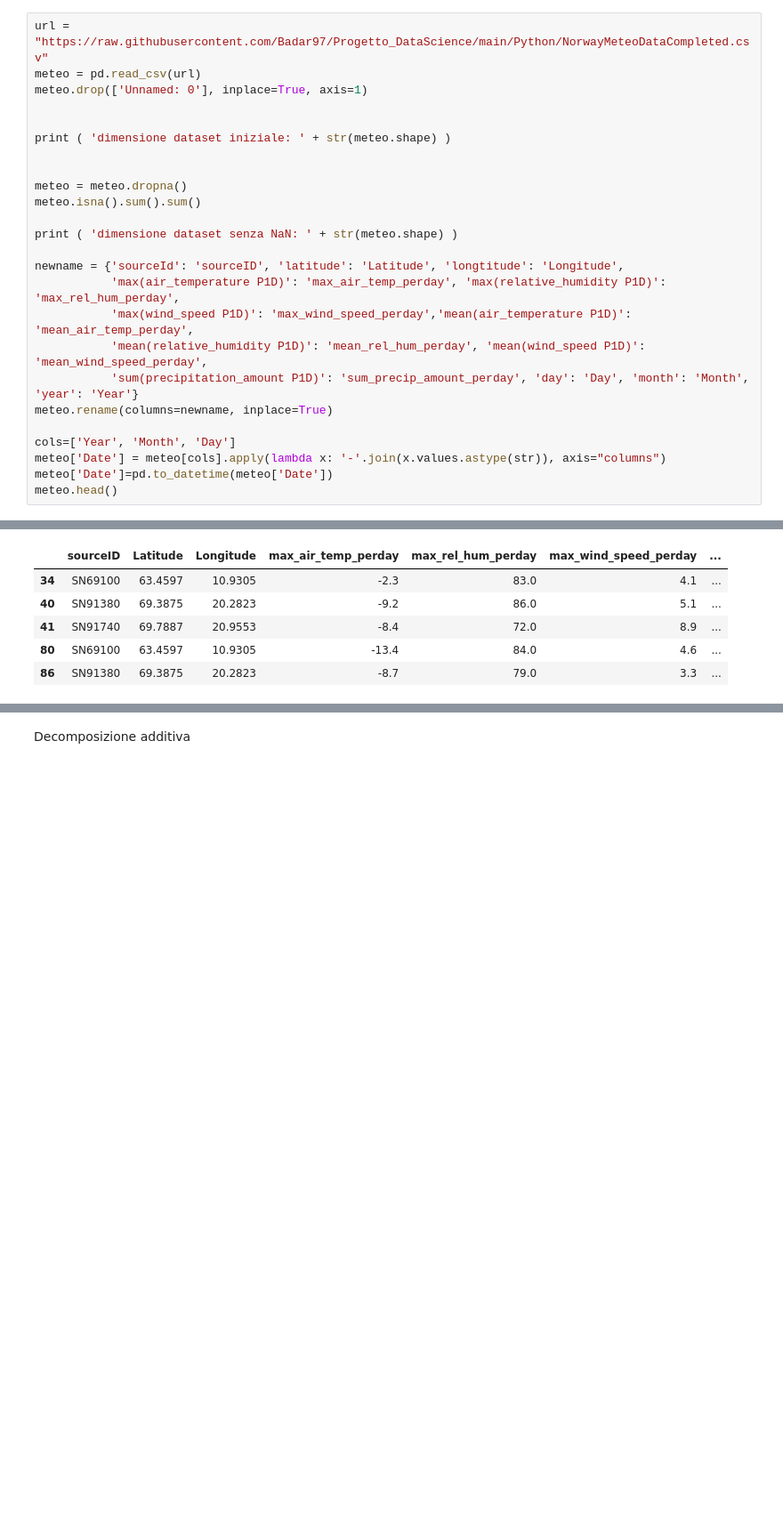
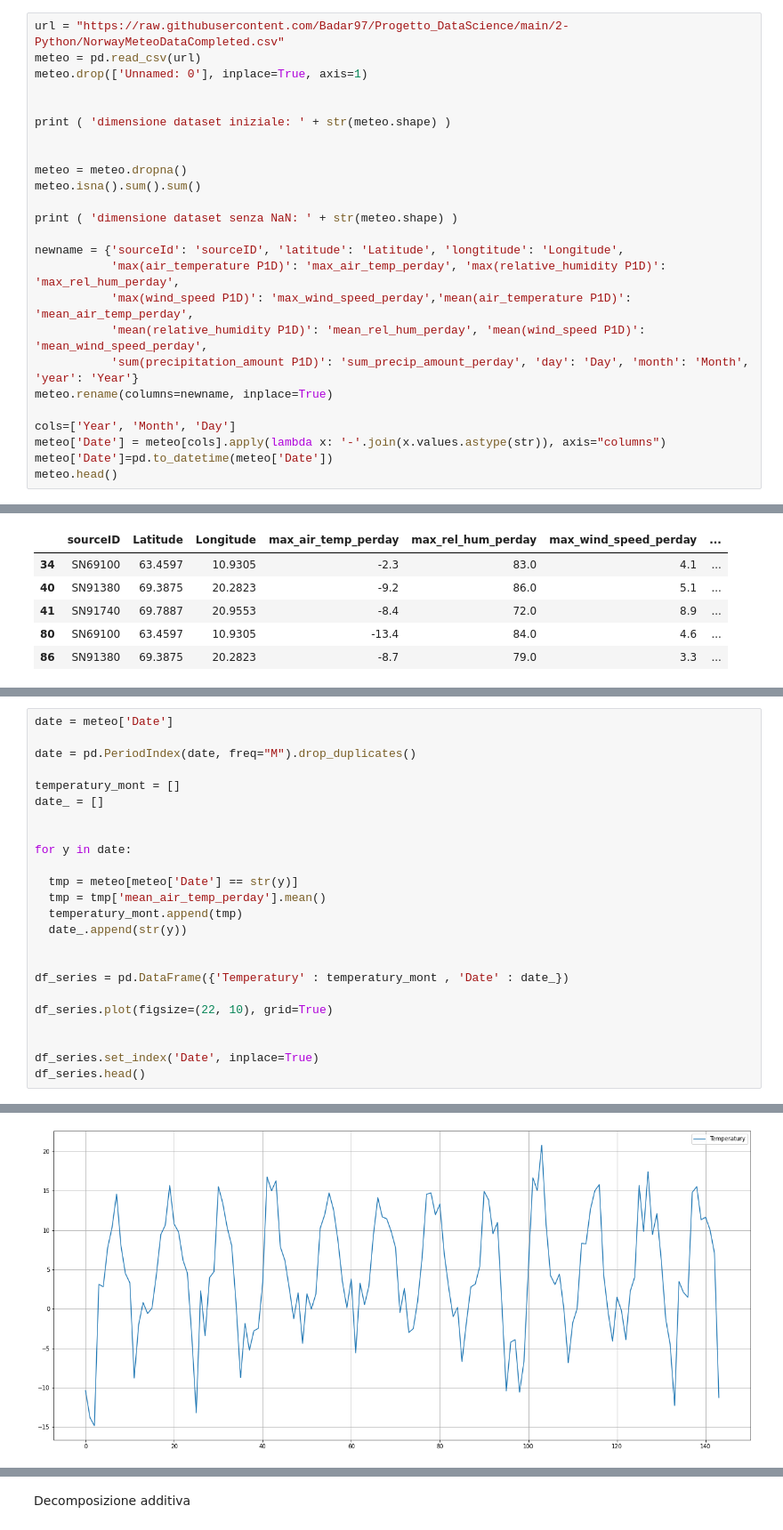
Before and after one commit to Badar97/Progetto_DataScience, a Jupyter notebook: 2-Python/TimeSeries.ipynb, the cells around one changed output, grey strips where cells are left out. Shown at 89% size. Saved outputs shown, nothing was run; the diff lists cells and outputs as text; blank space fills up the shorter version.

```diff
--- a/2-Python/TimeSeries.ipynb
+++ b/2-Python/TimeSeries.ipynb
@@ -10,7 +10,7 @@ import matplotlib.dates
 
 from statsmodels.tsa.seasonal import seasonal_decompose
 # %%
-url = "https://raw.githubusercontent.com/Badar97/Progetto_DataScience/main/Python/NorwayMeteoDataCompleted.csv"
+url = "https://raw.githubusercontent.com/Badar97/Progetto_DataScience/main/2-Python/NorwayMeteoDataCompleted.csv"
 meteo = pd.read_csv(url)
 meteo.drop(['Unnamed: 0'], inplace=True, axis=1)
 
@@ -124,0 +83,25 @@ plt.show()
+# %%
+date = meteo['Date']
+
+date = pd.PeriodIndex(date, freq="M").drop_duplicates()
+
+temperatury_mont = []
+date_ = []
+
+
+for y in date:
+
+  tmp = meteo[meteo['Date'] == str(y)]
+  tmp = tmp['mean_air_temp_perday'].mean()
+  temperatury_mont.append(tmp)
+  date_.append(str(y))
+
+
+df_series = pd.DataFrame({'Temperatury' : temperatury_mont , 'Date' : date_})
+
+df_series.plot(figsize=(22, 10), grid=True)
+
+
+df_series.set_index('Date', inplace=True)
+df_series.head()
+# %% [output]
@@ -124,0 +115 @@ plt.show()
+[figure, added]
```
Also changed, not shown: parts of 10 cells of this notebook.
